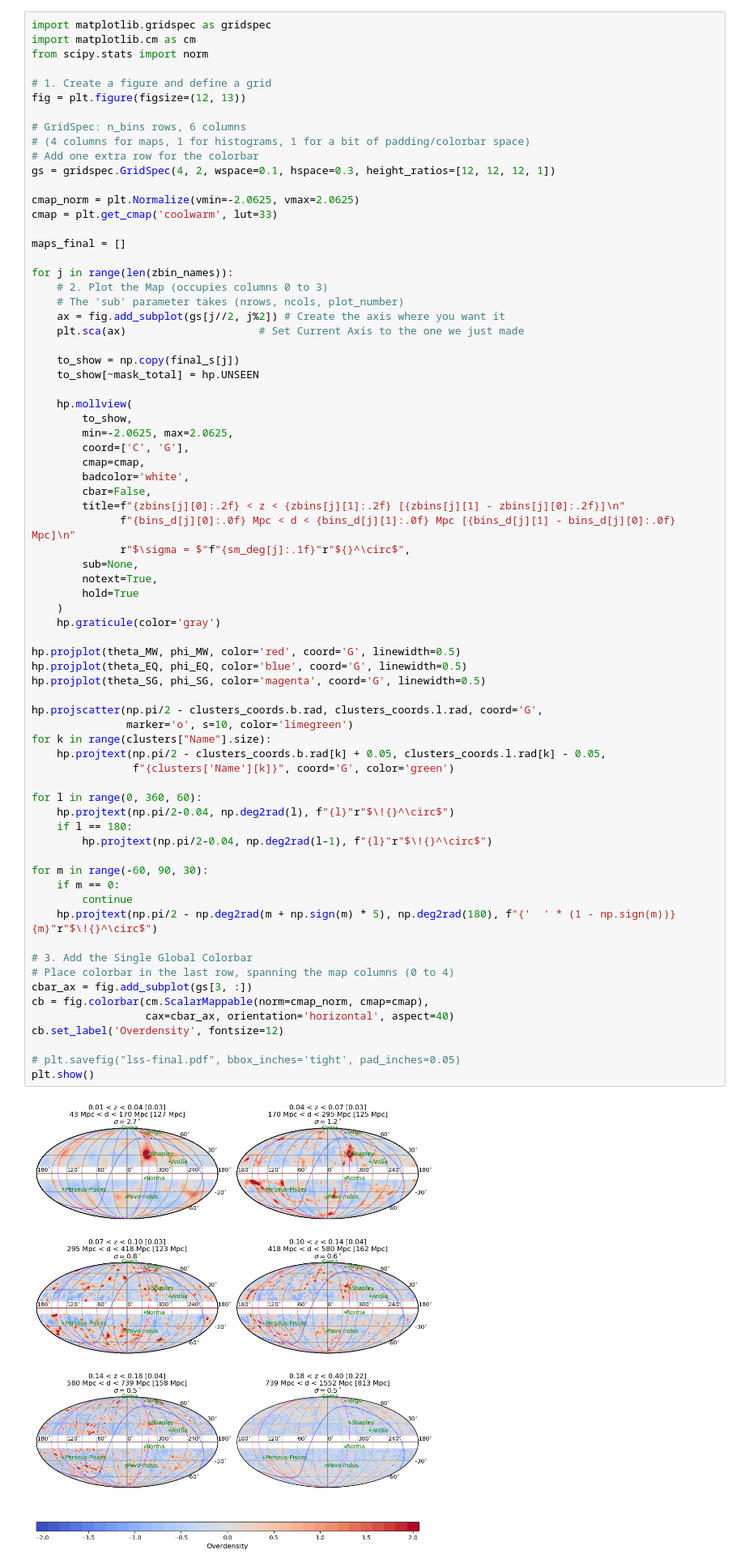
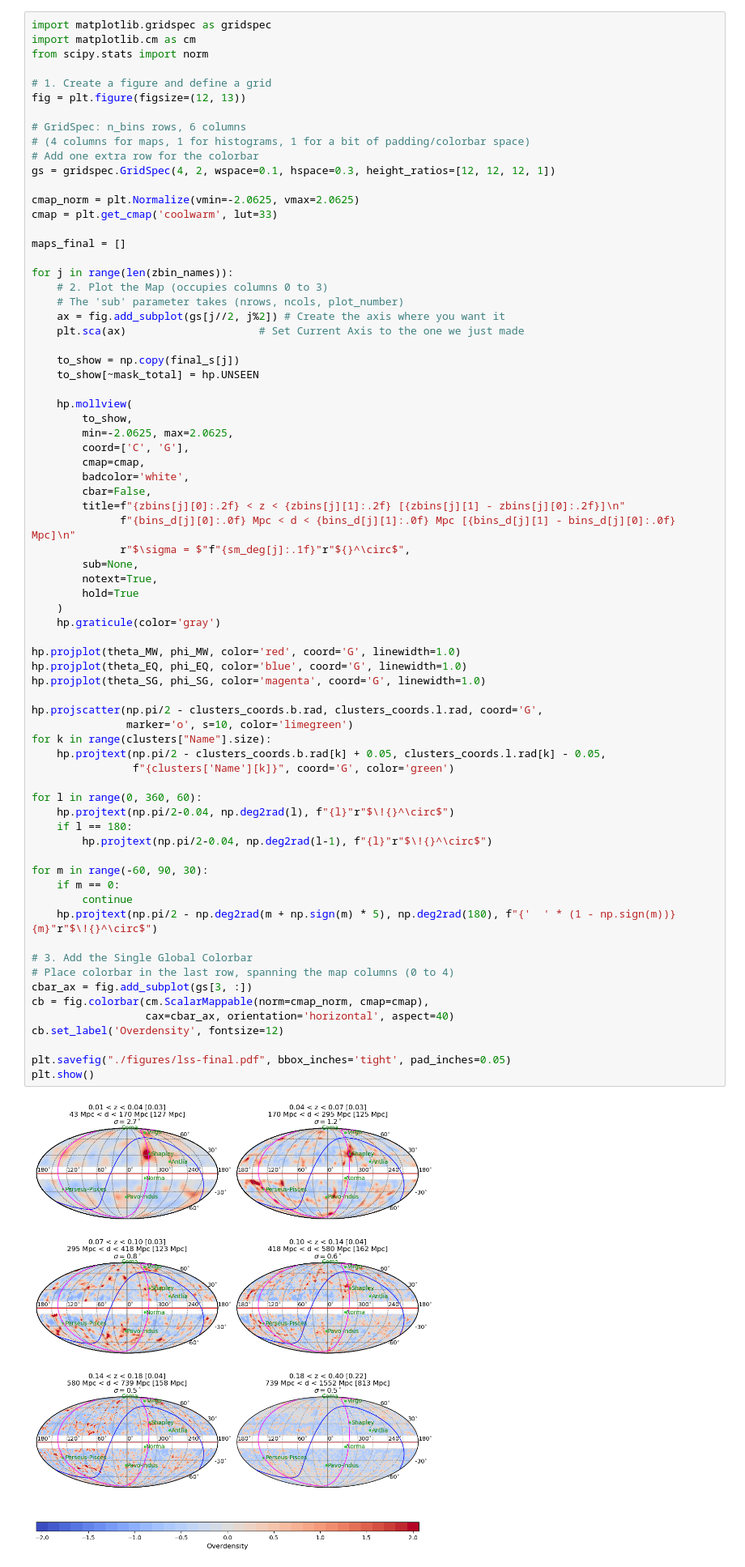
Before and after one commit to KleimenovM/LargeScaleStructure, a Jupyter notebook: lss_all-sky_averaging.ipynb, the cells around one changed output. Shown at 81% size. Cells and saved outputs as stored; diff of their text form.

```diff
--- a/lss_all-sky_averaging.ipynb
+++ b/lss_all-sky_averaging.ipynb
@@ -710,38 +711,38 @@ for j in range(len(zbin_names)):
         hold=True
     )
     hp.graticule(color='gray')
 
-hp.projplot(theta_MW, phi_MW, color='red', coord='G', linewidth=0.5)
-hp.projplot(theta_EQ, phi_EQ, color='blue', coord='G', linewidth=0.5)
-hp.projplot(theta_SG, phi_SG, color='magenta', coord='G', linewidth=0.5)
+hp.projplot(theta_MW, phi_MW, color='red', coord='G', linewidth=1.0)
+hp.projplot(theta_EQ, phi_EQ, color='blue', coord='G', linewidth=1.0)
+hp.projplot(theta_SG, phi_SG, color='magenta', coord='G', linewidth=1.0)
 
 hp.projscatter(np.pi/2 - clusters_coords.b.rad, clusters_coords.l.rad, coord='G',
                marker='o', s=10, color='limegreen')
 for k in range(clusters["Name"].size):
     hp.projtext(np.pi/2 - clusters_coords.b.rad[k] + 0.05, clusters_coords.l.rad[k] - 0.05,
                 f"{clusters['Name'][k]}", coord='G', color='green')
 
 for l in range(0, 360, 60):
     hp.projtext(np.pi/2-0.04, np.deg2rad(l), f"{l}"r"$\!{}^\circ$")
     if l == 180:
         hp.projtext(np.pi/2-0.04, np.deg2rad(l-1), f"{l}"r"$\!{}^\circ$")
 
 for m in range(-60, 90, 30):
     if m == 0:
         continue
     hp.projtext(np.pi/2 - np.deg2rad(m + np.sign(m) * 5), np.deg2rad(180), f"{'  ' * (1 - np.sign(m))}{m}"r"$\!{}^\circ$")
 
 # 3. Add the Single Global Colorbar
 # Place colorbar in the last row, spanning the map columns (0 to 4)
 cbar_ax = fig.add_subplot(gs[3, :])
 cb = fig.colorbar(cm.ScalarMappable(norm=cmap_norm, cmap=cmap),
                   cax=cbar_ax, orientation='horizontal', aspect=40)
 cb.set_label('Overdensity', fontsize=12)
 
-# plt.savefig("lss-final.pdf", bbox_inches='tight', pad_inches=0.05)
+plt.savefig("./figures/lss-final.pdf", bbox_inches='tight', pad_inches=0.05)
 plt.show()
 # %% [output]
-[figure, old version]
+[figure, new version]
 # %%
 ## save overdensity maps
 for j in range(nz):
```
Also changed, not shown: parts of 2 cells of this notebook, 4 other files.
